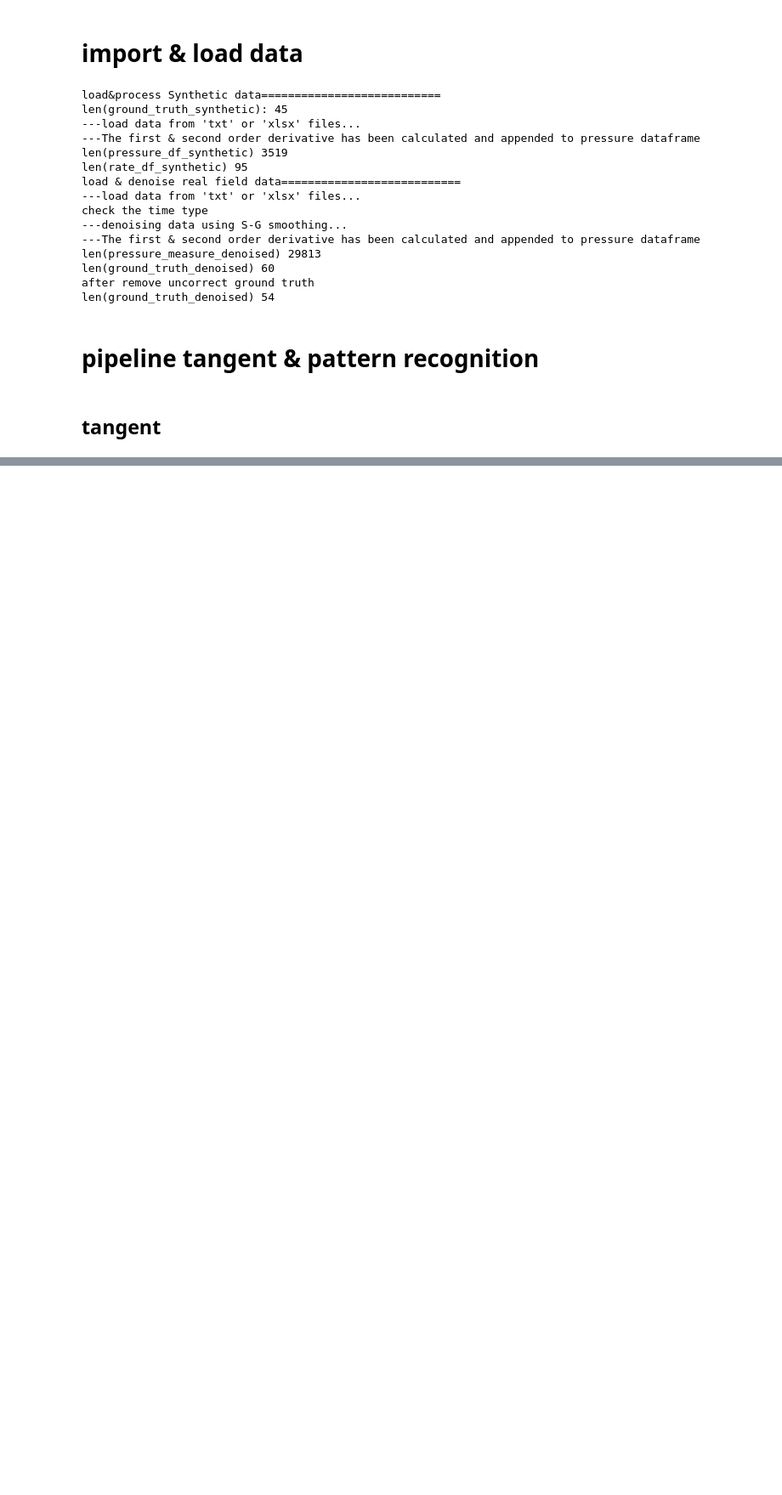
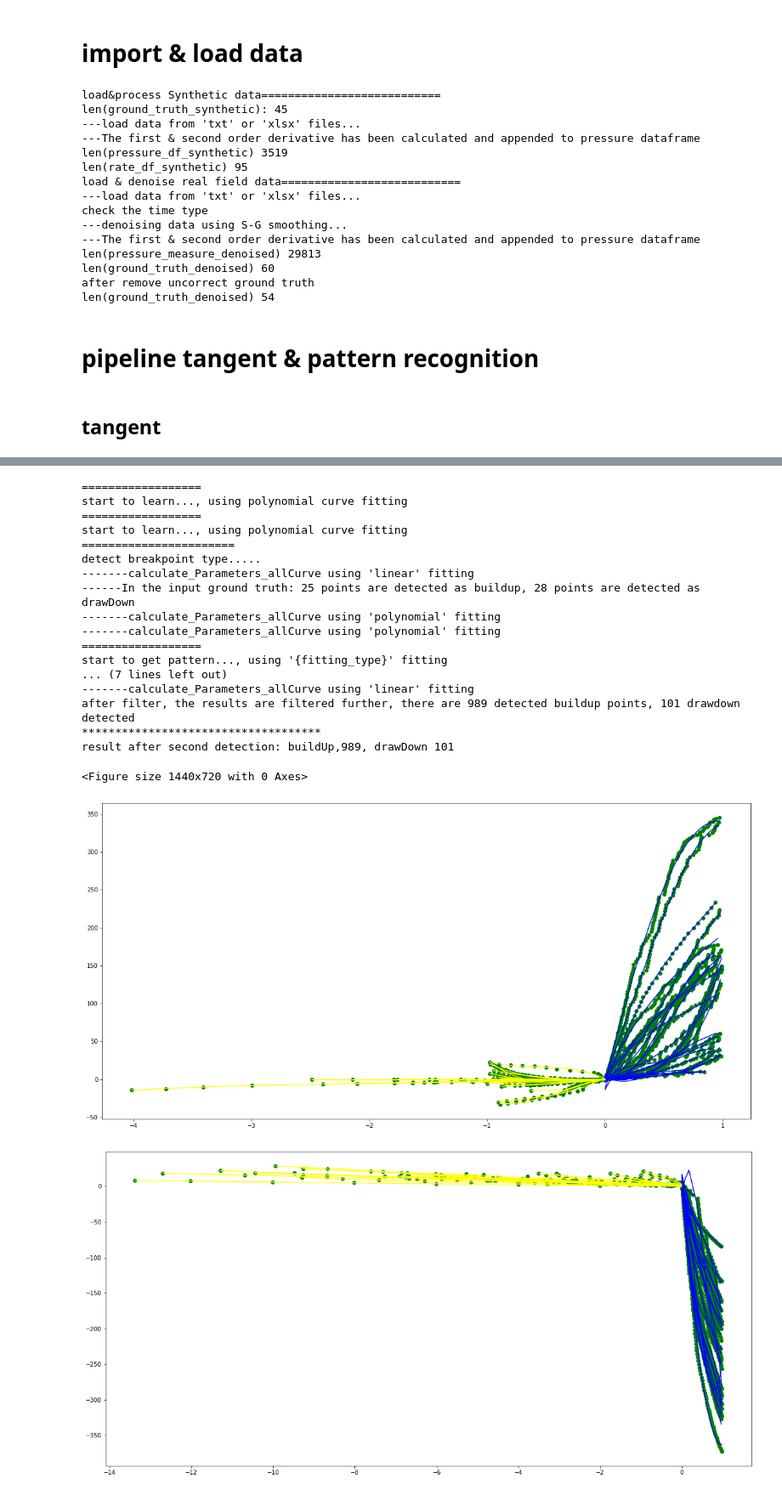
Before and after one commit to juneciel510/transient_identification, a Jupyter notebook: source_code/4_patternRecognition_N_tangent.ipynb, the cells around one changed output, grey strips where cells are left out. Shown at 85% size. Cells and saved outputs as stored; diff of their text form; code cells hidden in the pictures; blank space fills up the shorter version.

Commit message:
pipeline pattern recognition & tangent range

```diff
--- a/source_code/4_patternRecognition_N_tangent.ipynb
+++ b/source_code/4_patternRecognition_N_tangent.ipynb
@@ -55,7 +56,7 @@ identify_useTangent=TangentMethod(time_halfWindow=0.5)
 identify_useTangent.learn_TangentRange(pressure_measure_denoised,pressure_time_denoised,ground_truth_denoised)
 print("learned tangent range:",identify_useTangent.tangents_twoPatterns)
 points=[index for index in range(len(pressure_measure_denoised))]
-buildup1,drawdown1=identify_useTangent.predict_usingTangentRange(pressure_measure_denoised,pressure_time_denoised,points)
+buildup2,drawdown2=identify_useTangent.predict_usingTangentRange(pressure_measure_denoised,pressure_time_denoised,points)
 print("len(buildup2),len(drawdown2)",len(buildup2),len(drawdown2))
 # %% [output]
 ==================
@@ -81,29 +83,50 @@ NameError: name 'buildup2' is not defined
 # %%
 #detect
 percentile_tuning={
                                     "buildUp":{"left":[100,10],
                                               "right":[100,10]},
                                    "drawDown":{"left":[95,6],
                                               "right":[95,3]}
                                    }
 
 
 fine_tuning={"buildUp":{"left_top":1.1,
                     "left_bottom":1.1,
                     "right_top":1.1,
                     "right_bottom":0.9},
             "drawDown":{"left_top":1.1,
                         "left_bottom":-1.1,
                         "right_top":0.9,
                         "right_bottom":1.1}}
 
 point_halfWindow=8
 identfication_UsePattern=PatternRecognitionMethod(time_halfWindow_forPredict=1,time_halfWindow_forLearn=1,percentile_tuning=percentile_tuning,fine_tuning=fine_tuning)
 
 
 fitting_type="polynomial"
 identfication_UsePattern.learn(pressure_measure_denoised,pressure_time_denoised,ground_truth_denoised,fitting_type=fitting_type)
-points=[buildup1+drawdown1]
+points=buildup1+drawdown1
 buildup3,drawdown3=identfication_UsePattern.predict(pressure_measure_denoised,pressure_time_denoised,points,fitting_type=fitting_type)
 print("************************************")
 print(f"result after second detection: buildUp,{len(buildup3)}, drawDown {len(drawdown3)}")
+# %% [output]
+==================
+start to learn..., using polynomial curve fitting
+==================
+start to learn..., using polynomial curve fitting
+=======================
+detect breakpoint type.....
+-------calculate_Parameters_allCurve using 'linear' fitting
+------In the input ground truth: 25 points are detected as buildup, 28 points are detected as drawDown
+-------calculate_Parameters_allCurve using 'polynomial' fitting
+-------calculate_Parameters_allCurve using 'polynomial' fitting
+==================
+start to get pattern..., using '{fitting_type}' fitting
+... (7 lines left out)
+-------calculate_Parameters_allCurve using 'linear' fitting
+after filter, the results are filtered further, there are 989 detected buildup points, 101 drawdown detected
+************************************
+result after second detection: buildUp,989, drawDown 101
+<Figure size 1440x720 with 0 Axes>
+[figure, added]
+[figure, added]
```
Also changed, not shown: parts of 6 cells of this notebook, 3 other files.
